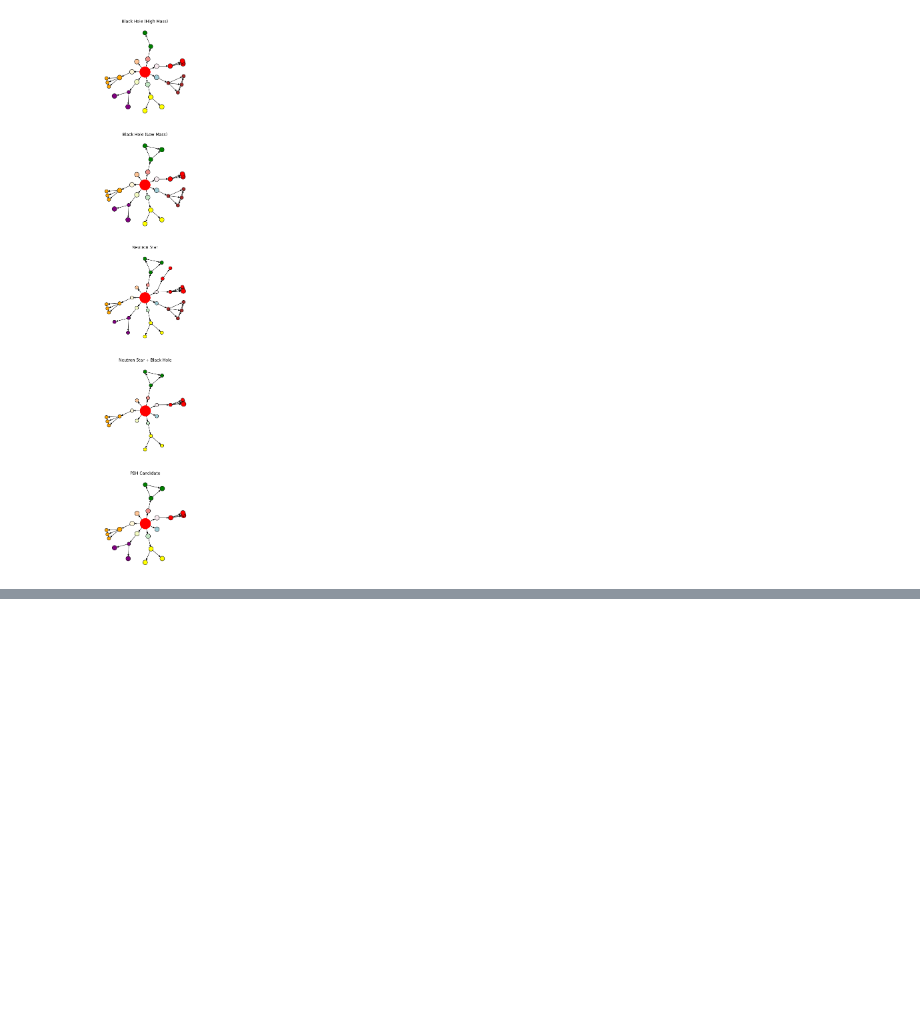
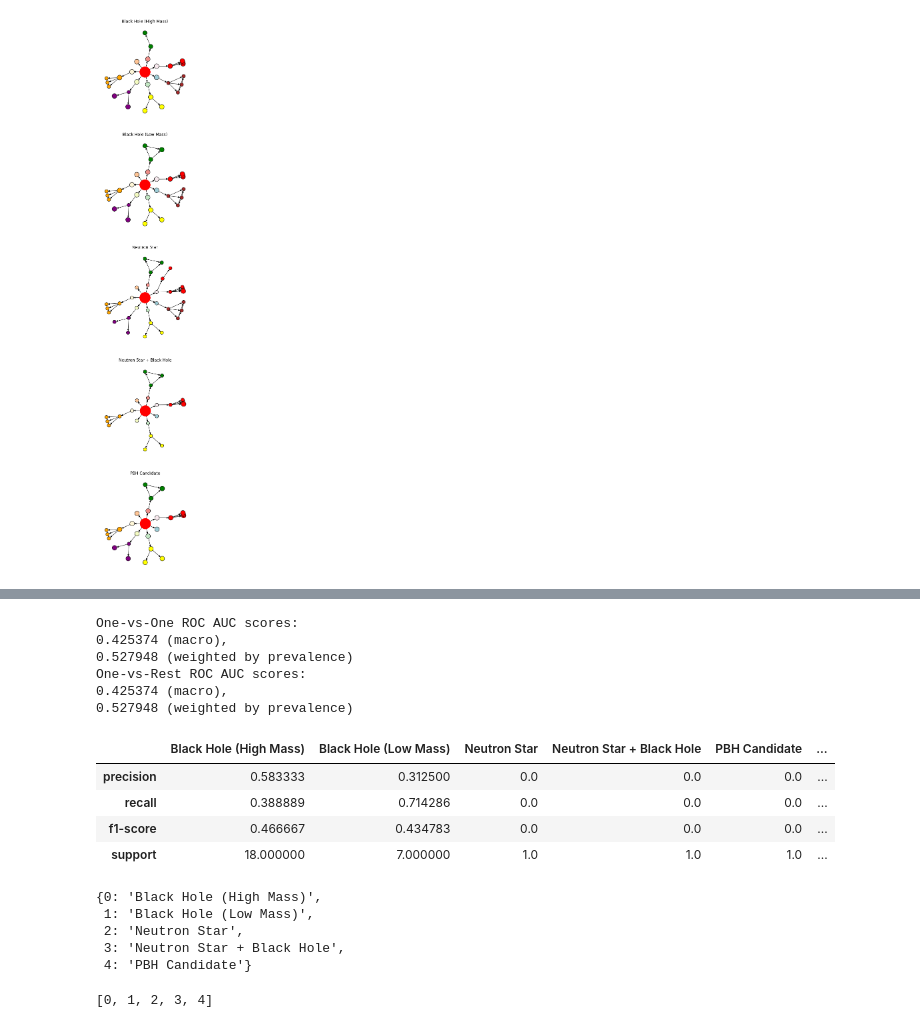
Before and after one commit to animikhroy/rk_toolkit_pipeline_diagrams, a Jupyter notebook: 02_notebooks/rk_gw_mma/ligo_secondary_analysis.ipynb, the cells around one changed output, grey strips where cells are left out. Cells and saved outputs as stored; diff of their text form; code cells hidden in the pictures; blank space fills up the shorter version.

```diff
--- a/02_notebooks/rk_gw_mma/ligo_secondary_analysis.ipynb
+++ b/02_notebooks/rk_gw_mma/ligo_secondary_analysis.ipynb
@@ -592,0 +735,52 @@ pd.DataFrame(dist, columns=["Class 1", "Class 2", "Topological Distance", "Value
+# %%
+y_prob = classifier.predict_proba(X_test)
+
+macro_roc_auc_ovo = roc_auc_score(y_test, y_prob, multi_class="ovo", average="macro")
+weighted_roc_auc_ovo = roc_auc_score(
+    y_test, y_prob, multi_class="ovo", average="weighted"
+)
+macro_roc_auc_ovr = roc_auc_score(y_test, y_prob, multi_class="ovr", average="macro")
+weighted_roc_auc_ovr = roc_auc_score(
+    y_test, y_prob, multi_class="ovr", average="weighted"
+)
+print(
+    "One-vs-One ROC AUC scores:\n{:.6f} (macro),\n{:.6f} "
+    "(weighted by prevalence)".format(macro_roc_auc_ovo, weighted_roc_auc_ovo)
+)
+print(
+    "One-vs-Rest ROC AUC scores:\n{:.6f} (macro),\n{:.6f} "
+    "(weighted by prevalence)".format(macro_roc_auc_ovr, weighted_roc_auc_ovr)
+)
+# %% [output]
+One-vs-One ROC AUC scores:
+0.425374 (macro),
+0.527948 (weighted by prevalence)
+One-vs-Rest ROC AUC scores:
+0.425374 (macro),
+0.527948 (weighted by prevalence)
+# %%
+targets = list(range(n_classes))
+results = pd.DataFrame(classification_report(np.argmax(y_test, axis=1), np.argmax(classifier.predict(X_test), axis=1), output_dict=True))
+cnames = {}
+for i in range(n_classes):
+    cnames[str(i)] = cls[i]
+# %%
+results.rename(columns=cnames)
+# %% [output]
+|  | Black Hole (High Mass) | Black Hole (Low Mass) | Neutron Star | Neutron Star + Black Hole | PBH Candidate | ... |
+| precision | 0.583333 | 0.312500 | 0.0 | 0.0 | 0.0 | ... |
+| recall | 0.388889 | 0.714286 | 0.0 | 0.0 | 0.0 | ... |
+| f1-score | 0.466667 | 0.434783 | 0.0 | 0.0 | 0.0 | ... |
+| support | 18.000000 | 7.000000 | 1.0 | 1.0 | 1.0 | ... |
+# %%
+cnames
+# %% [output]
+{0: 'Black Hole (High Mass)',
+ 1: 'Black Hole (Low Mass)',
+ 2: 'Neutron Star',
+ 3: 'Neutron Star + Black Hole',
+ 4: 'PBH Candidate'}
+# %%
+targets
+# %% [output]
+[0, 1, 2, 3, 4]
```
Also changed, not shown: parts of 7 cells of this notebook, 15 other files.
